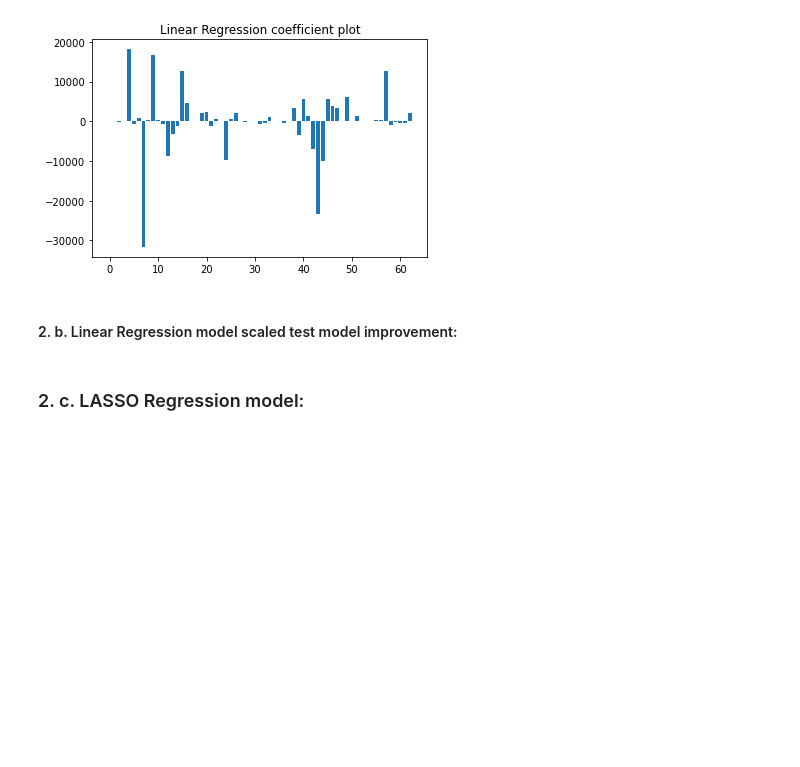
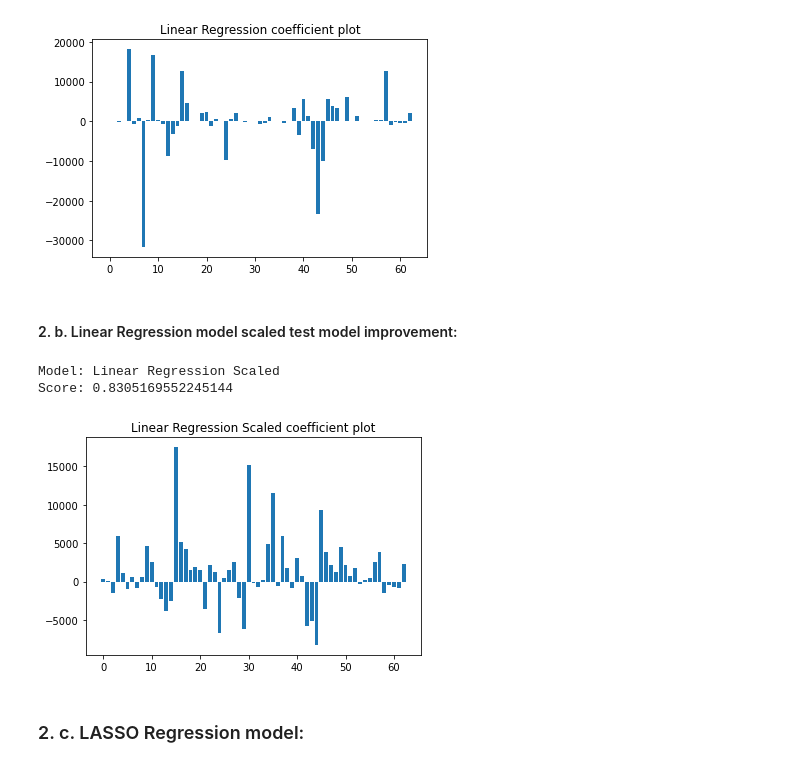
Before and after one commit to NKS8/California-Housing-Price-Predictor, a Jupyter notebook: static/data/housing.ipynb, the cells around one changed output. Drawn from its saved outputs; the diff is of its cells as text; code cells hidden in the pictures; blank space fills up the shorter version.

Commit message:
LR Scaled Coefficients plotted and score checked against Unscaled LR Score.

```diff
--- a/static/data/housing.ipynb
+++ b/static/data/housing.ipynb
@@ -274,15 +275,19 @@ scaler= StandardScaler()
 X_df_scaled=scaler.fit_transform(X_df)
 X_train_scaled,X_test_scaled,y_train,y_test=train_test_split(X_df_scaled,y_df,test_size=0.2,random_state=42)
 # %%
-# from sklearn.linear_model import LinearRegression
+from sklearn.linear_model import LinearRegression
 
-# reg = LinearRegression().fit(X_train_scaled, y_train)
-# print('Model: Linear Regression Scaled')
-# print(f'Score: {reg.score(X_test_scaled, y_test)}\n')
-# plt.bar(np.arange(len(reg.coef_)), reg.coef_)
-# plt.title(f'Linear Regression Scaled coefficient plot')
-# plt.savefig("../images/LinearRegCoefScaled.png")
-# plt.show()
+reg = LinearRegression().fit(X_train_scaled, y_train)
+print('Model: Linear Regression Scaled')
+print(f'Score: {reg.score(X_test_scaled, y_test)}\n')
+plt.bar(np.arange(len(reg.coef_)), reg.coef_)
+plt.title(f'Linear Regression Scaled coefficient plot')
+plt.savefig("../images/LinearRegCoefScaled.png")
+plt.show()
+# %% [output]
+Model: Linear Regression Scaled
+Score: 0.8305169552245144
+[figure, added]
 # %% [markdown]
 ### 2. c. LASSO Regression model:
 # %%
```
Also changed, not shown: parts of 8 cells of this notebook.
